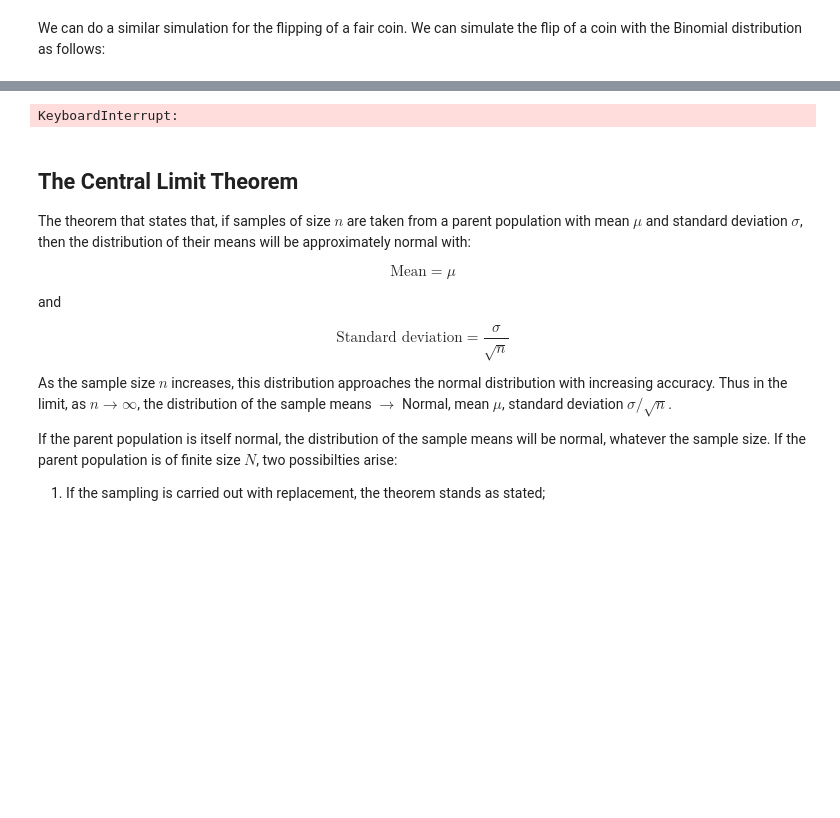
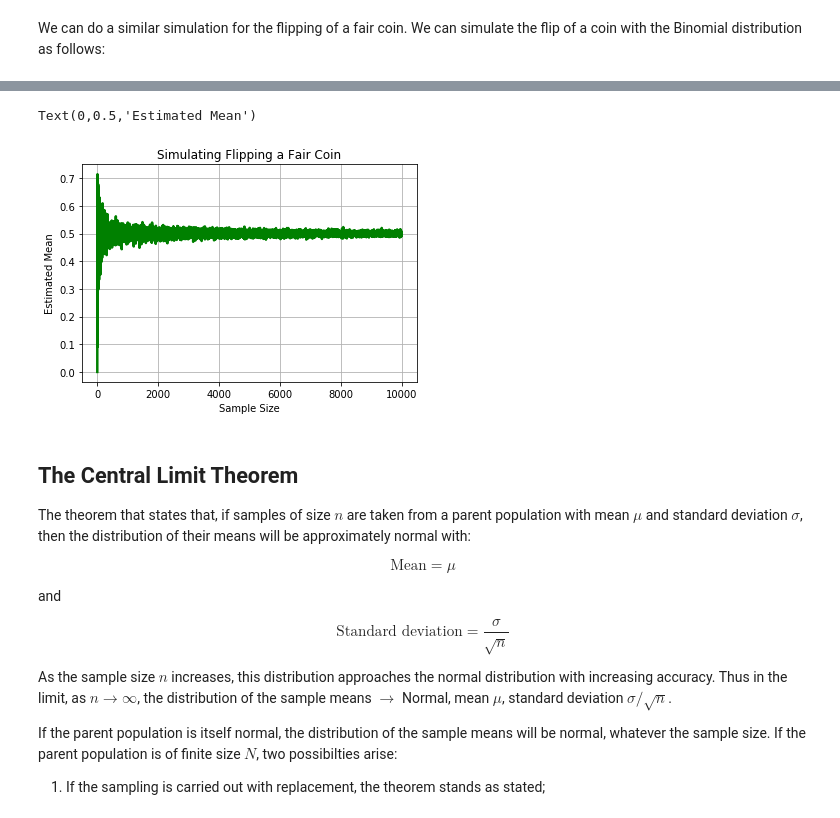
Before and after one commit to broughtj/Fin5350, a Jupyter notebook: Notebooks/MonteCarloMethod.ipynb, the cells around one changed output, grey strips where cells are left out. Cells and saved outputs as stored; diff of their text form; code cells hidden in the pictures; blank space fills up the shorter version.

```diff
--- a/Notebooks/MonteCarloMethod.ipynb
+++ b/Notebooks/MonteCarloMethod.ipynb
@@ -133,19 +133,20 @@ array([1, 0, 0, 1, 1, 0, 1, 0, 1, 0, 0, 1, 1, 1, 0, 0, 1, 1, 0, 0, 1, 0, 1,
 # %%
-m = 100000
+m = 10000
 sizes = np.arange(1,m + 1)
 means = np.zeros((m,))
 
 for i in range(len(sizes)):
     y = np.random.binomial(1, 0.5, sizes[i])
     means[i] = y.mean()
 
 plt.plot(means, 'g', lw = 2.5)
 plt.grid(True)
 plt.title("Simulating Flipping a Fair Coin")
 plt.xlabel("Sample Size")
 plt.ylabel("Estimated Mean")
 # %% [output]
-KeyboardInterrupt:
+Text(0,0.5,'Estimated Mean')
+[figure, added]
 # %% [markdown]
 ## The Central Limit Theorem
 
```
Also changed, not shown: parts of 7 cells of this notebook.
